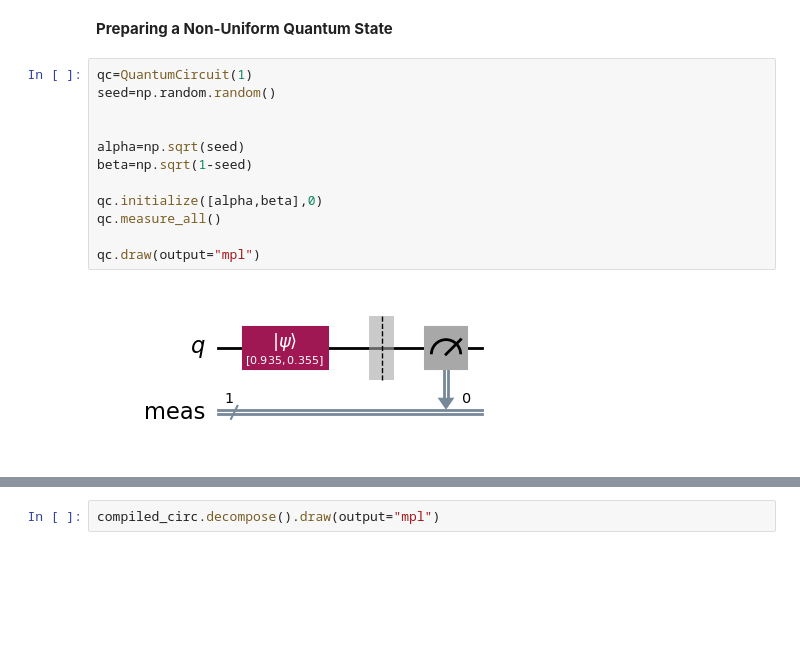
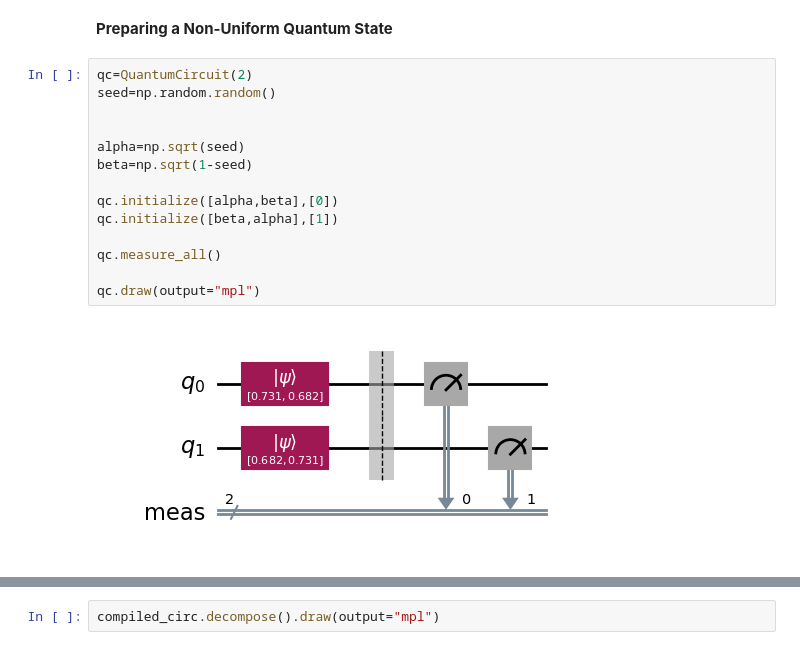
Before and after one commit to RajatSaha1106/Qiskit-Fundamentals, a Jupyter notebook: Experimental Quantum Embedding.ipynb, the cells around one changed output, grey strips where cells are left out. Cells and saved outputs as stored; diff of their text form; blank space fills up the shorter version.

```diff
--- a/Experimental Quantum Embedding.ipynb
+++ b/Experimental Quantum Embedding.ipynb
@@ -267,16 +267,18 @@ from qiskit.quantum_info import state_fidelity
 # %% [markdown]
 **Preparing a Non-Uniform Quantum State**
 # %%
-qc=QuantumCircuit(1)
+qc=QuantumCircuit(2)
 seed=np.random.random()
 
 
 alpha=np.sqrt(seed)
 beta=np.sqrt(1-seed)
 
-qc.initialize([alpha,beta],0)
+qc.initialize([alpha,beta],[0])
+qc.initialize([beta,alpha],[1])
+
 qc.measure_all()
 
 qc.draw(output="mpl")
 # %% [output]
-[figure, old version]
+[figure, new version]
```
Also changed, not shown: parts of 11 cells of this notebook.
